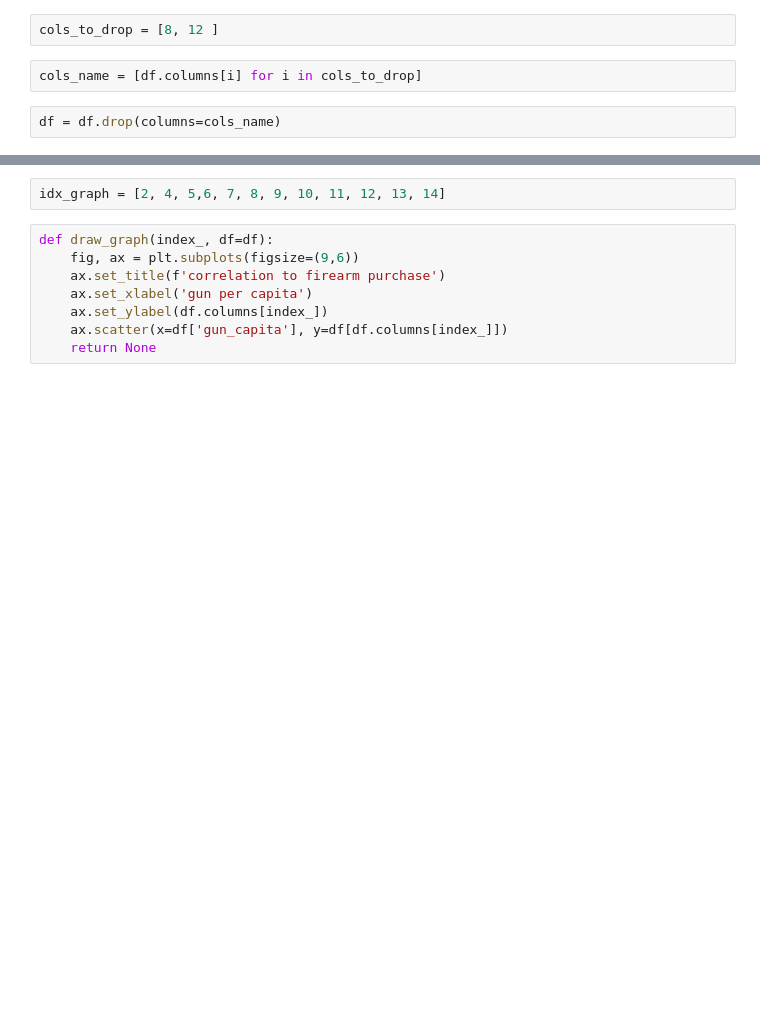
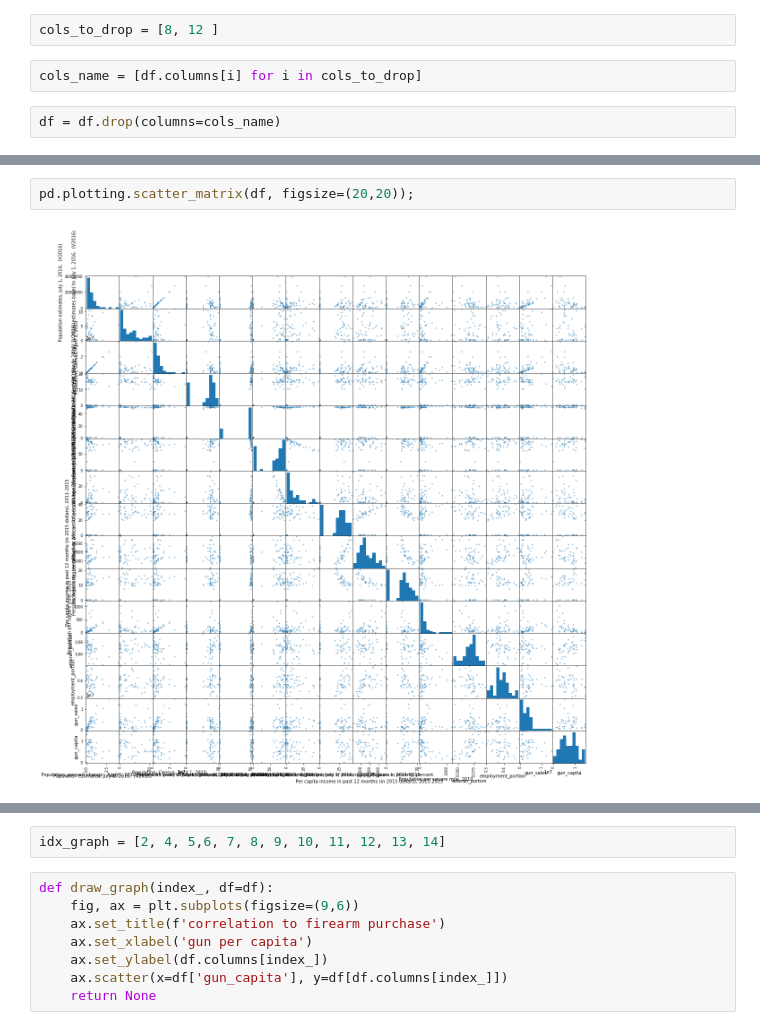
Before and after one commit to binh-bk/data_analytics, a Jupyter notebook: Data_wrangle/fbi_gun_data_v1.3.ipynb, the cells around one changed output, grey strips where cells are left out. Saved outputs shown, nothing was run; the diff lists cells and outputs as text; blank space fills up the shorter version.

```diff
--- a/Data_wrangle/fbi_gun_data_v1.3.ipynb
+++ b/Data_wrangle/fbi_gun_data_v1.3.ipynb
@@ -550,0 +591,4 @@ df['gun_capita'] = df['gun_sales']/df[df.columns[1]]
+# %%
+pd.plotting.scatter_matrix(df, figsize=(20,20));
+# %% [output]
+[figure, added]
```
Also changed, not shown: parts of 33 cells of this notebook, 5 other files.
